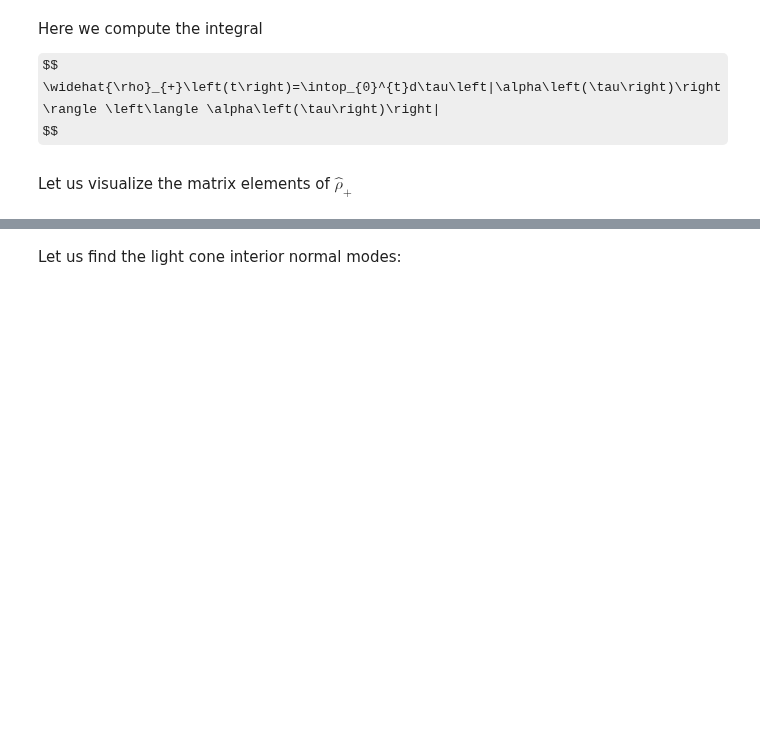
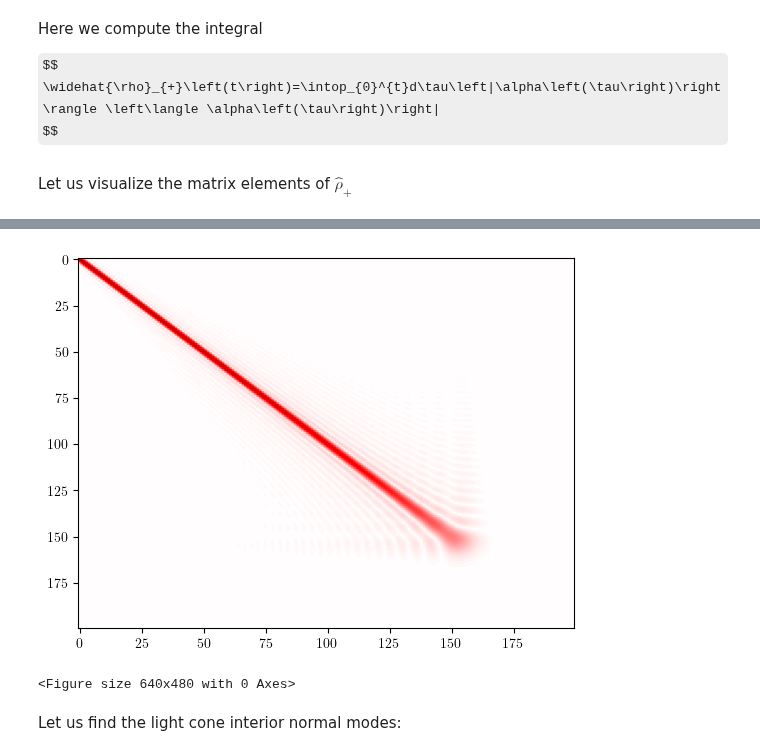
Before and after one commit to evgenii-poliakoff/lightcones, a Jupyter notebook: tutorials/light_cone_interior_normal_modes.ipynb, the cells around one changed output, grey strips where cells are left out. Cells and saved outputs as stored; diff of their text form; code cells hidden in the pictures; some formulas as TeX source; blank space fills up the shorter version.

Commit message:
lightcones.rho_plus

```diff
--- a/tutorials/light_cone_interior_normal_modes.ipynb
+++ b/tutorials/light_cone_interior_normal_modes.ipynb
@@ -82,4 +82,19 @@ plt.savefig('rho_lightcone_retarded.eps', format = 'eps')
 <Figure size 640x480 with 0 Axes>
+# %%
+# observe that we have utility functions in order to quickly compute rho_lc:
+
+import lightcones
+alpha = lightcones.spread(es, hs, nt, dt)
+rho_plus = lightcones.rho_plus(alpha, dt)
+
+# plot once more
+max_ = np.max(np.abs(rho_plus))
+plt.imshow(abs(rho_plus), aspect='auto', cmap = 'seismic', vmin = - max_, vmax = max_)
+plt.show()
+plt.savefig('rho_lightcone_retarded.eps', format = 'eps')
+# %% [output]
+[figure, added]
+<Figure size 640x480 with 0 Axes>
 # %% [markdown]
 Let us find the light cone interior normal modes:
 # %%
```
Also changed, not shown: parts of 1 cell of this notebook, 1 other file.
